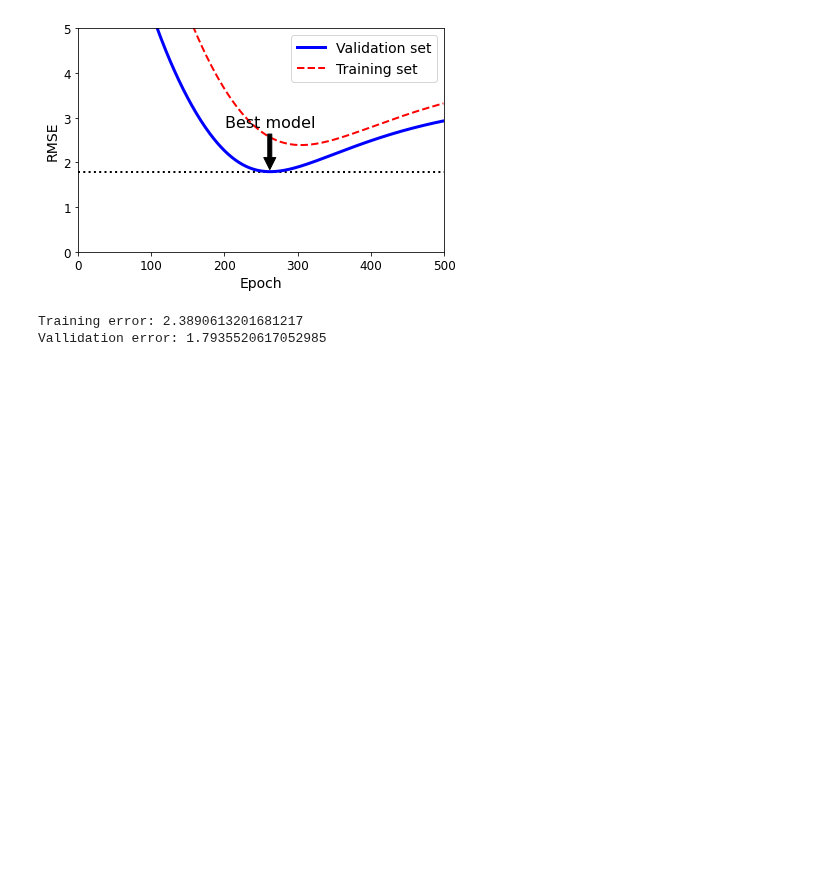
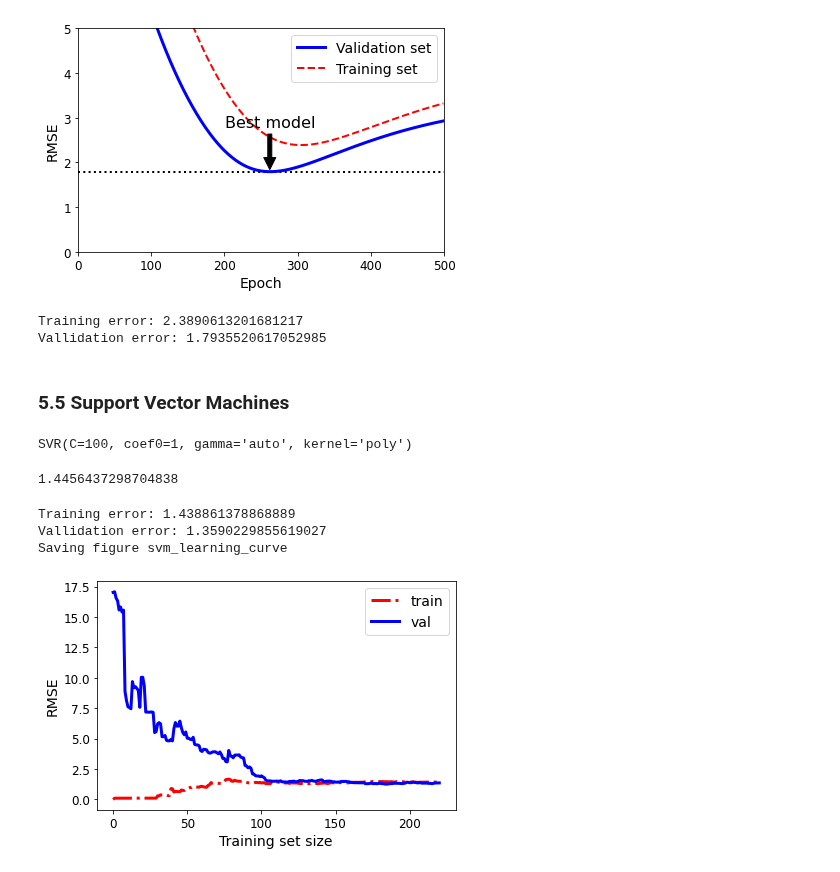
Before and after one commit to dujest/yacht-resistance, a Jupyter notebook: yacht_resistance_prediction.ipynb, the cells around one changed output. Cells and saved outputs as stored; diff of their text form; code cells hidden in the pictures; blank space fills up the shorter version.

```diff
--- a/yacht_resistance_prediction.ipynb
+++ b/yacht_resistance_prediction.ipynb
@@ -527,3 +527,27 @@ Saving figure sgd_early_stopping_plot
 [figure]
 Training error: 2.3890613201681217
 Vallidation error: 1.7935520617052985
+# %% [markdown]
+### 5.5 Support Vector Machines
+# %%
+from sklearn.svm import SVR
+
+svm_reg = SVR(kernel="poly", C=100, gamma="auto", degree=3, epsilon=0.1, coef0=1)
+svm_reg.fit(yacht_features_tr, yacht_labels)
+# %% [output]
+SVR(C=100, coef0=1, gamma='auto', kernel='poly')
+# %%
+svm_yacht_predictions = svm_reg.predict(yacht_features_tr)
+svm_mse = mean_squared_error(yacht_labels, svm_yacht_predictions)
+svm_rmse = np.sqrt(svm_mse)
+svm_rmse
+# %% [output]
+1.4456437298704838
+# %%
+plot_learning_curves(svm_reg, yacht_features_tr, yacht_labels)
+save_fig("svm_learning_curve")
+# %% [output]
+Training error: 1.438861378868889
+Vallidation error: 1.3590229855619027
+Saving figure svm_learning_curve
+[figure, added]
```
